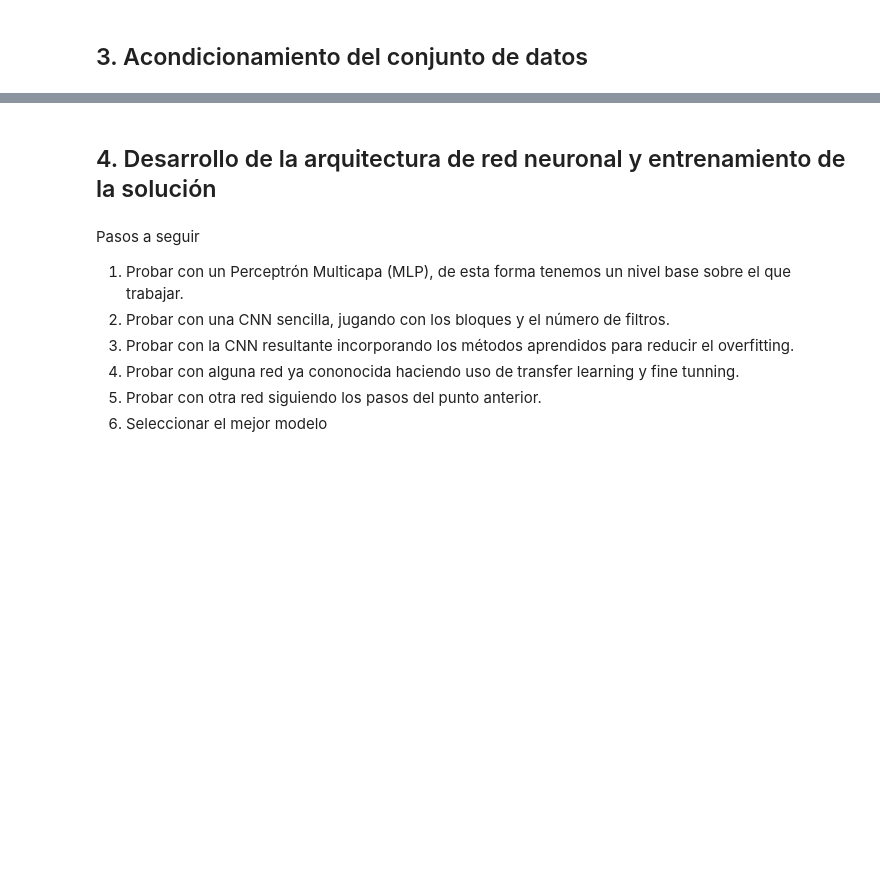
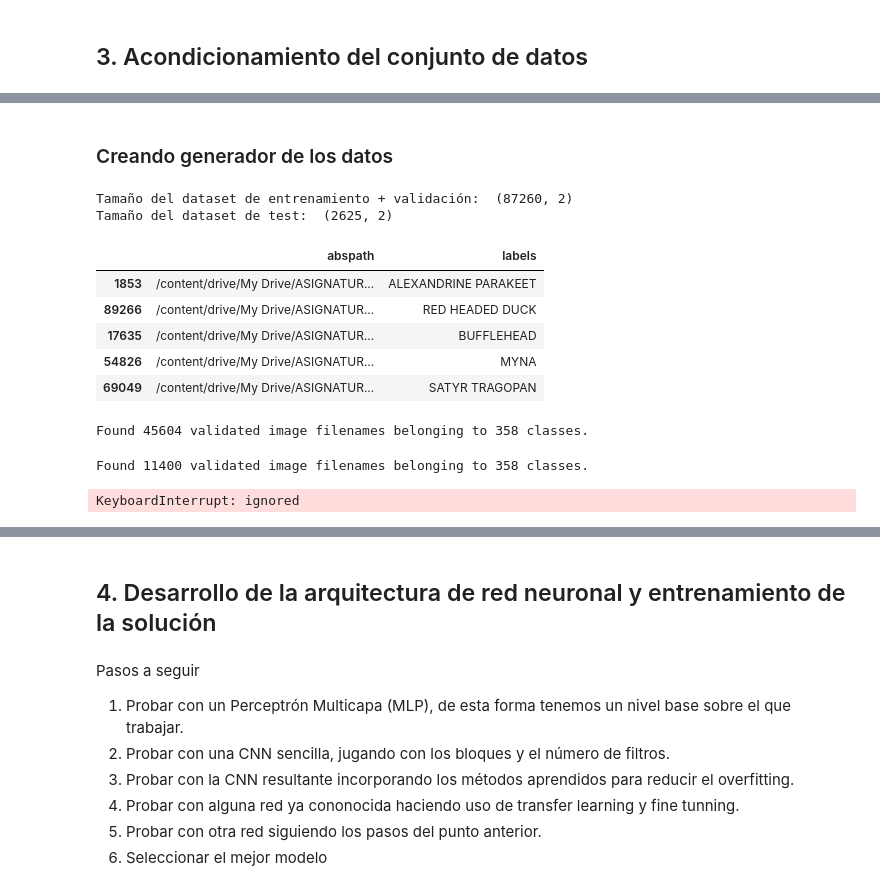
Before and after one commit to emichester/07MIAR_Redes_Neuronales_y_Deep_Learning, a Jupyter notebook: ProyectoDeProgramacion/07MIAR_Proyecto_Programacion.ipynb, the cells around one changed output, grey strips where cells are left out. Cells and saved outputs as stored; diff of their text form; code cells hidden in the pictures; blank space fills up the shorter version.

```diff
--- a/ProyectoDeProgramacion/07MIAR_Proyecto_Programacion.ipynb
+++ b/ProyectoDeProgramacion/07MIAR_Proyecto_Programacion.ipynb
@@ -191,3 +222,9 @@ BASE_PATH = "/content/drive/My Drive/ASIGNATURAS/VIU/07MIAR_Redes_Neuronales_y_D
+# %%
+BASE_PATH = "/content/drive/My Drive/ASIGNATURAS/VIU/07MIAR_Redes_Neuronales_y_Deep_Learning/ProyectoProgramacionFinal"
+DATASET_PATH = os.path.join(BASE_PATH,"my_dataset")
+TRAIN_PATH = os.path.join(DATASET_PATH,"train")
+VALID_PATH = os.path.join(DATASET_PATH,"valid")
+TEST_PATH = os.path.join(DATASET_PATH,"test")
 # %%
 os.chdir(BASE_PATH)
 # %% [markdown]
@@ -310,0 +362,5 @@ Como podemos observar, las imágenes son 224x224 y en formato RGB (3 canales). T
+# %% [markdown]
+### Creando generador de los datos
+# %%
+birds_df = pd.read_csv(os.path.join(BASE_PATH,"my_dataset","birds.csv"), sep=",")
+birds_df['abspath'] = birds_df['filepaths'].apply(lambda x: os.path.join(DATASET_PATH,x))
@@ -310,0 +369,21 @@ Como podemos observar, las imágenes son 224x224 y en formato RGB (3 canales). T
+# %%
+traindf = birds_df[(birds_df['data set']=='train') | (birds_df['data set']=='valid')][["abspath","labels"]]
+testdf = birds_df[birds_df['data set']=='test'][["abspath","labels"]]
+
+print("Tamaño del dataset de entrenamiento + validación: ", traindf.shape)
+print("Tamaño del dataset de test: ", testdf.shape)
+# %% [output]
+Tamaño del dataset de entrenamiento + validación:  (87260, 2)
+Tamaño del dataset de test:  (2625, 2)
+# %%
+traindf = traindf.sample(frac=1, random_state=42)
+display(traindf.head())
+traindf = traindf.reset_index(drop=True)
+# display(traindf.head())
+# %% [output]
+|  | abspath | labels |
+| 1853 | /content/drive/My Drive/ASIGNATUR... | ALEXANDRINE PARAKEET |
+| 89266 | /content/drive/My Drive/ASIGNATUR... | RED HEADED DUCK |
+| 17635 | /content/drive/My Drive/ASIGNATUR... | BUFFLEHEAD |
+| 54826 | /content/drive/My Drive/ASIGNATUR... | MYNA |
+| 69049 | /content/drive/My Drive/ASIGNATUR... | SATYR TRAGOPAN |
@@ -310,0 +404,42 @@ Como podemos observar, las imágenes son 224x224 y en formato RGB (3 canales). T
+# %%
+train_generator = datagen.flow_from_dataframe(
+    dataframe=traindf,
+    directory=None,
+    x_col="abspath",
+    y_col="labels",
+    subset="training",
+    batch_size=32,
+    seed=42,
+    shuffle=False,
+    class_mode="categorical",
+    target_size=(150,150,3)
+)
+valid_generator = datagen.flow_from_dataframe(
+    dataframe=traindf,
+    directory=None,
+    x_col="abspath",
+    y_col="labels",
+    subset="validation",
+    batch_size=32,
+    seed=42,
+    shuffle=False,
+    class_mode="categorical",
+    target_size=(150,150,3)
+)
+
+test_datagen=ImageDataGenerator(rescale=1./255.)
+test_generator = datagen.flow_from_dataframe(
+    dataframe=testdf,
+    directory=None,
+    x_col="abspath",
+    y_col=None,
+    batch_size=32,
+    seed=42,
+    shuffle=False,
+    class_mode=None,
+    target_size=(150,150,3)
+)
+# %% [output]
+Found 45604 validated image filenames belonging to 358 classes.
+Found 11400 validated image filenames belonging to 358 classes.
+KeyboardInterrupt: ignored
```
Also changed, not shown: parts of 18 cells of this notebook.
